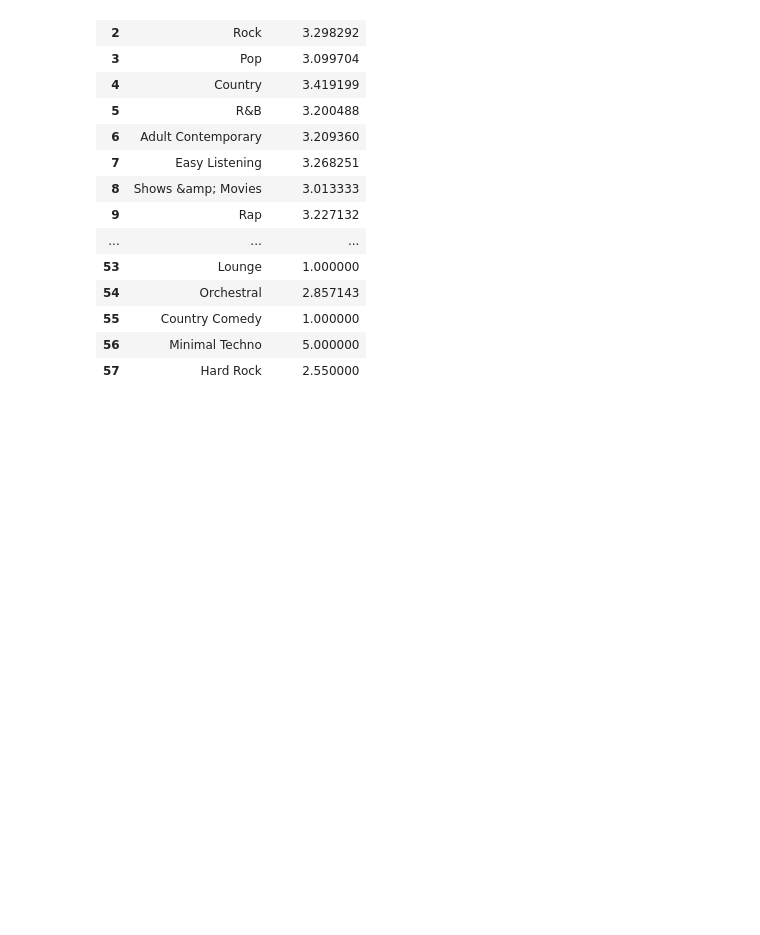
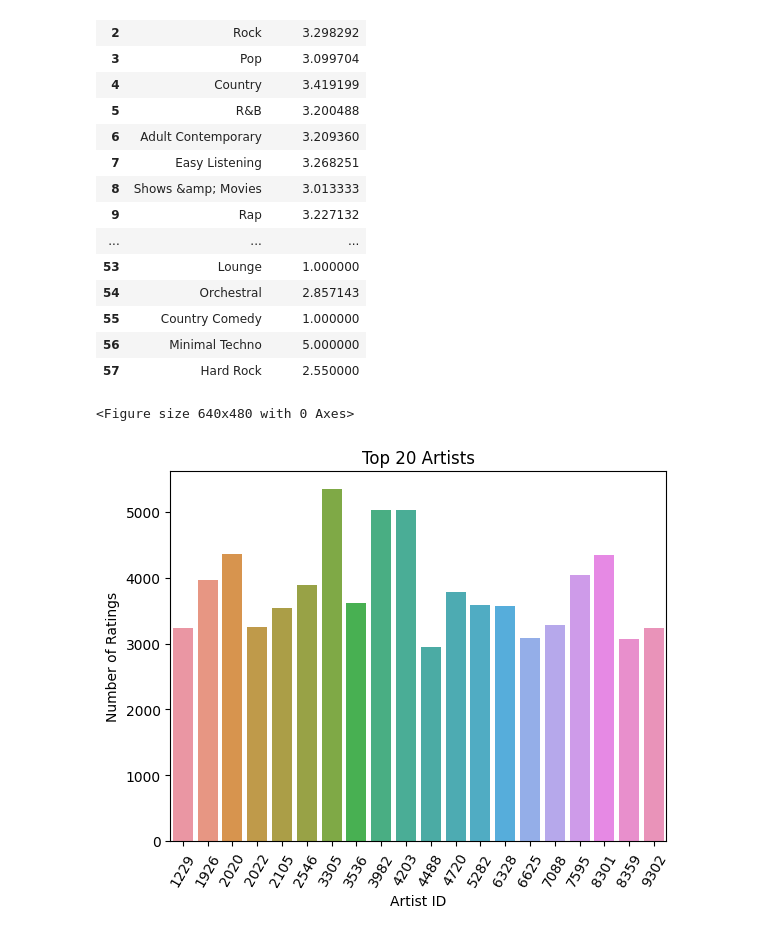
Before and after one commit to BlakeCrowther/scalable-music-recommender, a Jupyter notebook: EDA/Thanya_Jennifer_EDA.ipynb, the cells around one changed output. Drawn from its saved outputs; the diff is of its cells as text; code cells hidden in the pictures; blank space fills up the shorter version.

```diff
--- a/EDA/Thanya_Jennifer_EDA.ipynb
+++ b/EDA/Thanya_Jennifer_EDA.ipynb
@@ -387,3 +387,42 @@ genre_rating_avg_pdf
 | 55 | Country Comedy | 1.000000 |
 | 56 | Minimal Techno | 5.000000 |
 | 57 | Hard Rock | 2.550000 |
+# %%
+# genre count dist
+
+artist_pdf = df.select('artist_id').toPandas()
+
+# no log
+sns.countplot(data=artist_pdf, x='artist_id', ax=axes[0])
+axes[0].set_title('Genre Distribution (Not Log Scale)')
+axes[0].set_xlabel('Genre')
+axes[0].set_ylabel('Count')
+axes[0].tick_params(axis='x', rotation=90)
+
+# log
+sns.countplot(data=artist_pdf, x='artist_id', ax=axes[1])
+axes[1].set_title('Genre Distribution (Log Scale)')
+axes[1].set_xlabel('Genre')
+axes[1].set_ylabel('Count (log scale)')
+axes[1].set_yscale('log')
+axes[1].tick_params(axis='x', rotation=90)
+
+plt.tight_layout()
+plt.show()
+# %% [output]
+<Figure size 640x480 with 0 Axes>
+# %%
+# top 20 artist (detemined by number of ratings)
+
+artist_ratings_count = df.groupBy('artist_id').count()
+top_20_artists = artist_ratings_count.orderBy('count', ascending=False).limit(20)
+top_20_artists_pdf= top_20_artists.toPandas()
+
+sns.barplot(data=top_20_artists_pdf, x='artist_id', y='count')
+plt.title('Top 20 Artists')
+plt.xlabel('Artist ID')
+plt.ylabel('Number of Ratings')
+plt.xticks(rotation=60)
+plt.show()
+# %% [output]
+[figure, added]
```
Also changed, not shown: parts of 8 cells of this notebook.
